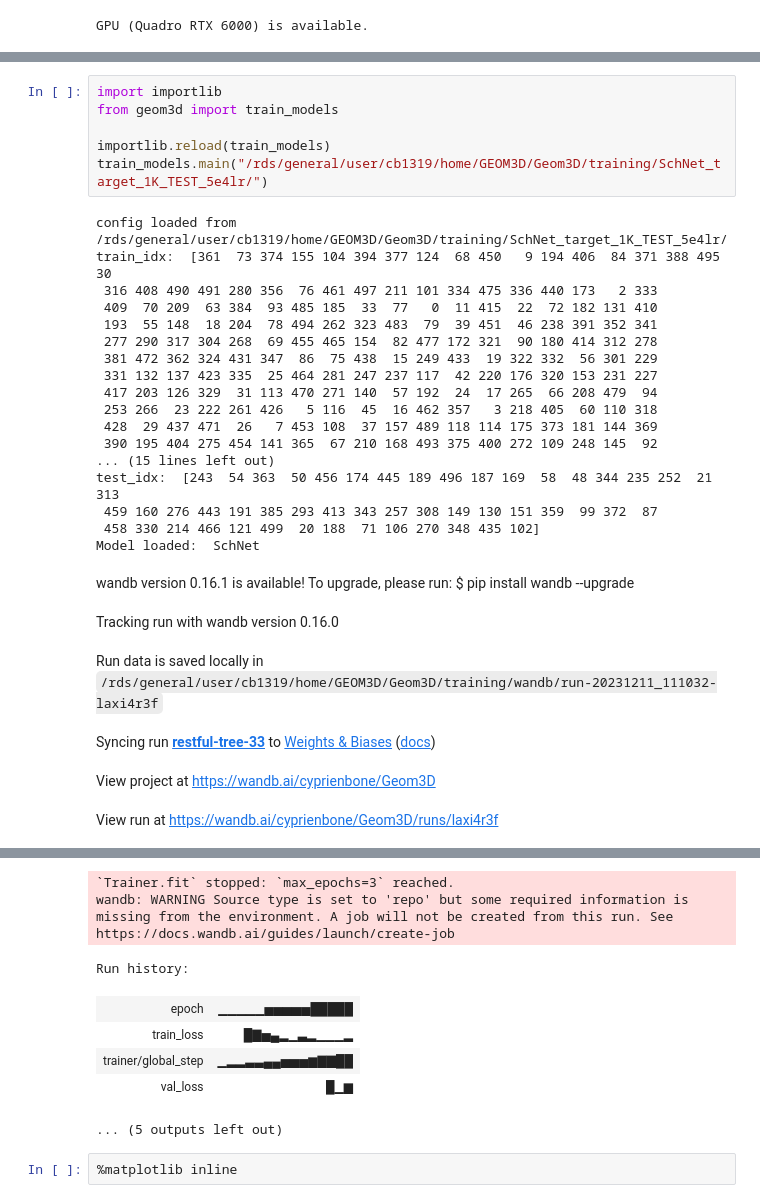
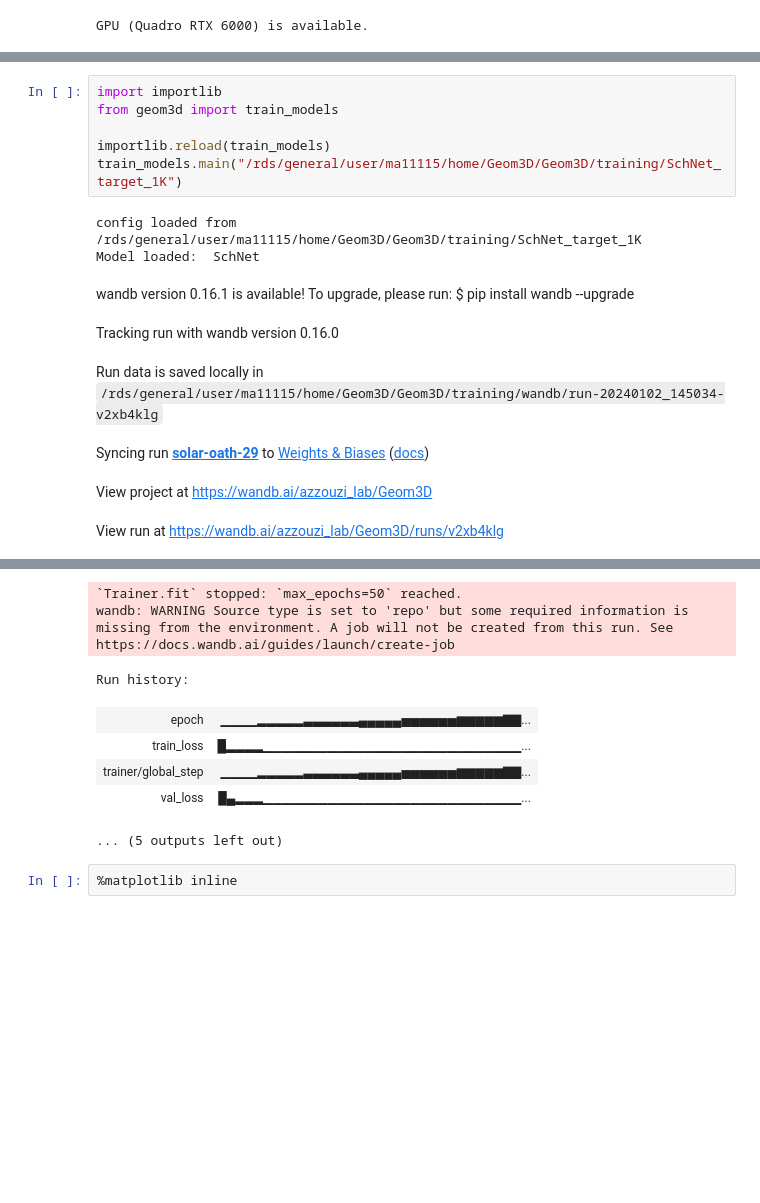
Before and after one commit to C-Bone-UCL/Geom3D, a Jupyter notebook: notebook/test_models.ipynb, the cells around one changed output, grey strips where cells are left out. Drawn from its saved outputs; the diff is of its cells as text; blank space fills up the shorter version.

```diff
--- a/notebook/test_models.ipynb
+++ b/notebook/test_models.ipynb
@@ -46,28 +179,13 @@ import importlib
 from geom3d import train_models
 
 importlib.reload(train_models)
-train_models.main("/rds/general/user/cb1319/home/GEOM3D/Geom3D/training/SchNet_target_1K_TEST_5e4lr/")
+train_models.main("/rds/general/user/ma11115/home/Geom3D/Geom3D/training/SchNet_target_1K")
 # %% [output]
-config loaded from /rds/general/user/cb1319/home/GEOM3D/Geom3D/training/SchNet_target_1K_TEST_5e4lr/
-train_idx:  [361  73 374 155 104 394 377 124  68 450   9 194 406  84 371 388 495  30
- 316 408 490 491 280 356  76 461 497 211 101 334 475 336 440 173   2 333
- 409  70 209  63 384  93 485 185  33  77   0  11 415  22  72 182 131 410
- 193  55 148  18 204  78 494 262 323 483  79  39 451  46 238 391 352 341
- 277 290 317 304 268  69 455 465 154  82 477 172 321  90 180 414 312 278
- 381 472 362 324 431 347  86  75 438  15 249 433  19 322 332  56 301 229
- 331 132 137 423 335  25 464 281 247 237 117  42 220 176 320 153 231 227
- 417 203 126 329  31 113 470 271 140  57 192  24  17 265  66 208 479  94
- 253 266  23 222 261 426   5 116  45  16 462 357   3 218 405  60 110 318
- 428  29 437 471  26   7 453 108  37 157 489 118 114 175 373 181 144 369
- 390 195 404 275 454 141 365  67 210 168 493 375 400 272 109 248 145  92
-... (15 lines left out)
-test_idx:  [243  54 363  50 456 174 445 189 496 187 169  58  48 344 235 252  21 313
- 459 160 276 443 191 385 293 413 343 257 308 149 130 151 359  99 372  87
- 458 330 214 466 121 499  20 188  71 106 270 348 435 102]
+config loaded from /rds/general/user/ma11115/home/Geom3D/Geom3D/training/SchNet_target_1K
 Model loaded:  SchNet
 wandb version 0.16.1 is available! To upgrade, please run: $ pip install wandb --upgrade
 Tracking run with wandb version 0.16.0
-Run data is saved locally in /rds/general/user/cb1319/home/GEOM3D/Geom3D/training/wandb/run-20231211_111032-laxi4r3f
+Run data is saved locally in /rds/general/user/ma11115/home/Geom3D/Geom3D/training/wandb/run-20240102_145034-v2xb4klg
-Syncing run restful-tree-33 to Weights & Biases (docs)
+Syncing run solar-oath-29 to Weights & Biases (docs)
-View project at https://wandb.ai/cyprienbone/Geom3D
+View project at https://wandb.ai/azzouzi_lab/Geom3D
-View run at https://wandb.ai/cyprienbone/Geom3D/runs/laxi4r3f
+View run at https://wandb.ai/azzouzi_lab/Geom3D/runs/v2xb4klg
@@ -95,10 +213,10 @@ LOCAL_RANK: 0 - CUDA_VISIBLE_DEVICES: [4]
-`Trainer.fit` stopped: `max_epochs=3` reached.
+`Trainer.fit` stopped: `max_epochs=50` reached.
 wandb: WARNING Source type is set to 'repo' but some required information is missing from the environment. A job will not be created from this run. See https://docs.wandb.ai/guides/launch/create-job
 Run history:
-| epoch | ▁▁▁▁▁▅▅▅▅▅█████ |
-| train_loss | █▇▅▄▂▁▃▂▁▁▁▂ |
-| trainer/global_step | ▁▂▂▃▃▄▄▅▅▅▆▇▇██ |
-| val_loss | █▁▆ |
+| epoch | ▁▁▁▁▂▂▂▂▂▃▃▃▃▃▃▄▄▄▄▄▅▅▅▅▅▅▆▆▆▆▆▇▇... |
+| train_loss | █▂▂▂▂▁▁▁▁▁▁▁▁▁▁▁▁▁▁▁▁▁▁▁▁▁▁▁▁▁▁▁▁... |
+| trainer/global_step | ▁▁▁▁▂▂▂▂▂▃▃▃▃▃▃▄▄▄▄▄▅▅▅▅▅▅▆▆▆▆▆▇▇... |
+| val_loss | █▄▂▂▂▁▁▁▁▁▁▁▁▁▁▁▁▁▁▁▁▁▁▁▁▁▁▁▁▁▁▁▁... |
 ... (5 outputs left out)
 # %%
 %matplotlib inline
```
Also changed, not shown: parts of 14 cells of this notebook, 9 other files.
